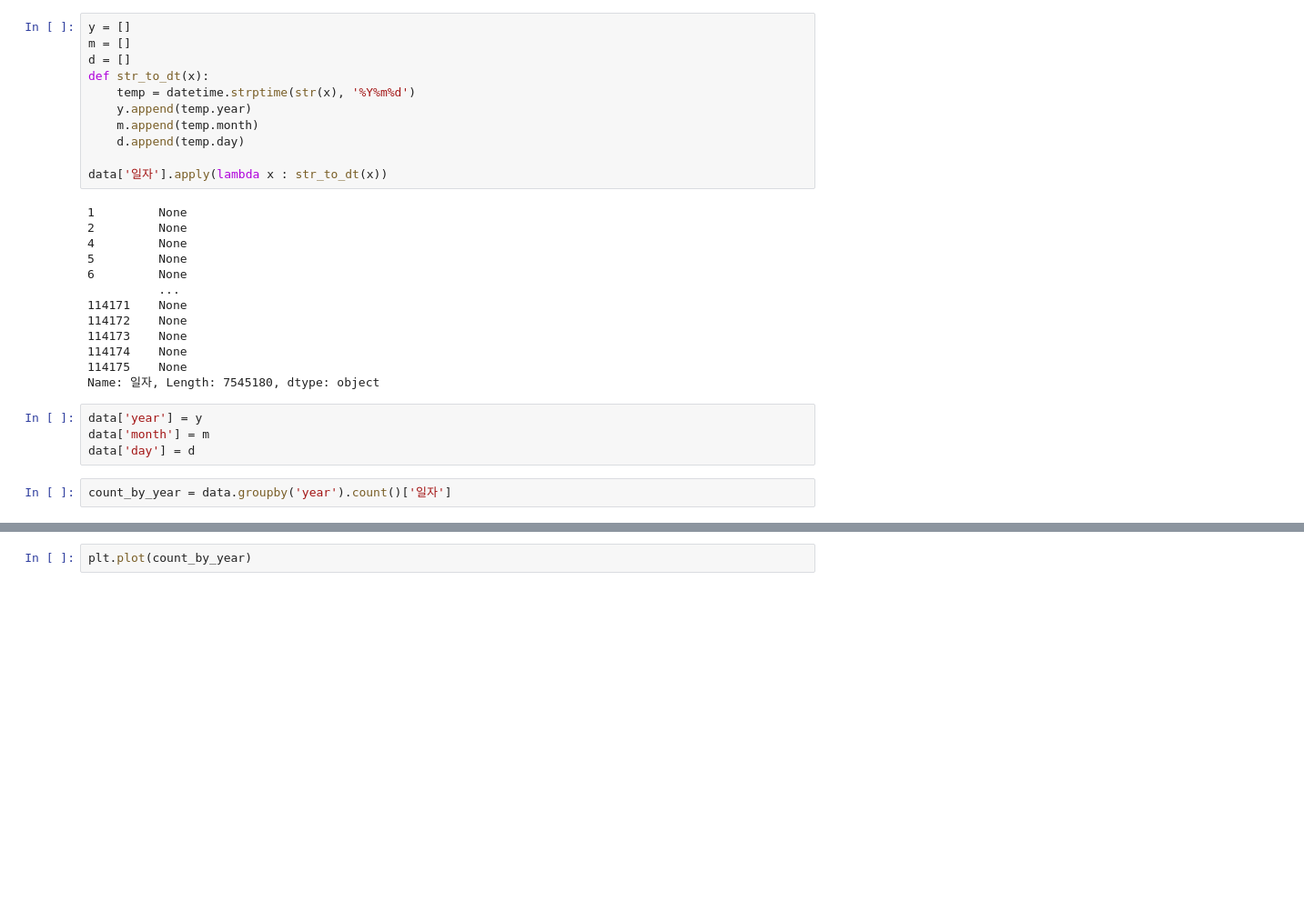
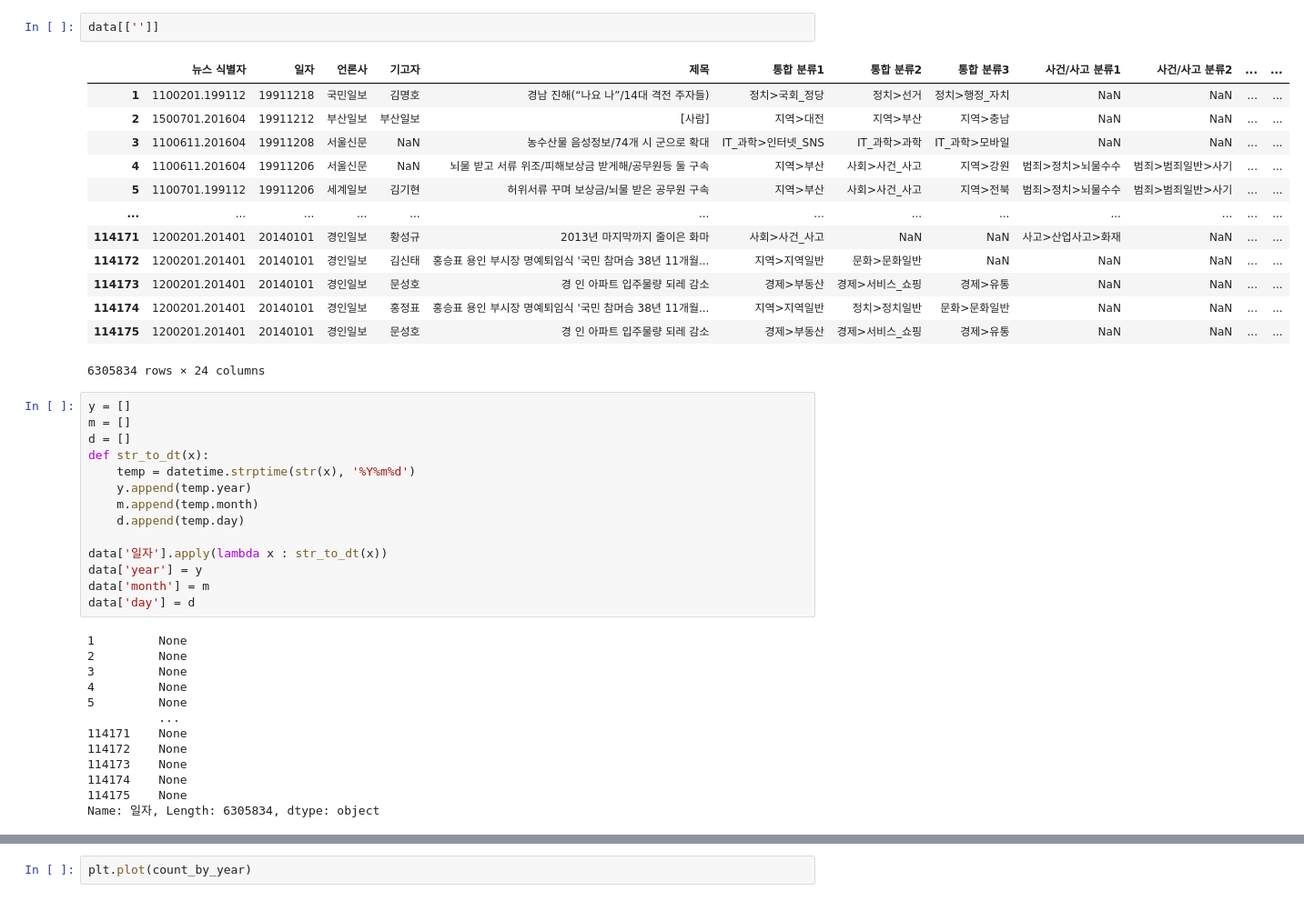
Before and after one commit to mglee815/UrbanTransformation, a Jupyter notebook: code/df_EDA.ipynb, the cells around one changed output, grey strips where cells are left out. Shown: that part at 91% size. Drawn from its saved outputs; the diff is of its cells as text; blank space fills up the shorter version.

```diff
--- a/code/df_EDA.ipynb
+++ b/code/df_EDA.ipynb
@@ -27,3 +28,19 @@ memory usage: 1.4+ GB
+# %%
+data[['']]
+# %% [output]
+|  | 뉴스 식별자 | 일자 | 언론사 | 기고자 | 제목 | 통합 분류1 | 통합 분류2 | 통합 분류3 | 사건/사고 분류1 | 사건/사고 분류2 | ... | ... |
+| 1 | 1100201.199112 | 19911218 | 국민일보 | 김명호 | 경남 진해(“나요 나”/14대 격전 주자들) | 정치>국회_정당 | 정치>선거 | 정치>행정_자치 | NaN | NaN | ... | ... |
+| 2 | 1500701.201604 | 19911212 | 부산일보 | 부산일보 | [사람] | 지역>대전 | 지역>부산 | 지역>충남 | NaN | NaN | ... | ... |
+| 3 | 1100611.201604 | 19911208 | 서울신문 | NaN | 농수산물 음성정보/74개 시 군으로 확대 | IT_과학>인터넷_SNS | IT_과학>과학 | IT_과학>모바일 | NaN | NaN | ... | ... |
+| 4 | 1100611.201604 | 19911206 | 서울신문 | NaN | 뇌물 받고 서류 위조/피해보상금 받게해/공무원등 둘 구속 | 지역>부산 | 사회>사건_사고 | 지역>강원 | 범죄>정치>뇌물수수 | 범죄>범죄일반>사기 | ... | ... |
+| 5 | 1100701.199112 | 19911206 | 세계일보 | 김기현 | 허위서류 꾸며 보상금/뇌물 받은 공무원 구속 | 지역>부산 | 사회>사건_사고 | 지역>전북 | 범죄>정치>뇌물수수 | 범죄>범죄일반>사기 | ... | ... |
+| ... | ... | ... | ... | ... | ... | ... | ... | ... | ... | ... | ... | ... |
+| 114171 | 1200201.201401 | 20140101 | 경인일보 | 황성규 | 2013년 마지막까지 줄이은 화마 | 사회>사건_사고 | NaN | NaN | 사고>산업사고>화재 | NaN | ... | ... |
+| 114172 | 1200201.201401 | 20140101 | 경인일보 | 김신태 | 홍승표 용인 부시장 명예퇴임식 '국민 참머슴 38년 11개월... | 지역>지역일반 | 문화>문화일반 | NaN | NaN | NaN | ... | ... |
+| 114173 | 1200201.201401 | 20140101 | 경인일보 | 문성호 | 경 인 아파트 입주물량 되레 감소 | 경제>부동산 | 경제>서비스_쇼핑 | 경제>유통 | NaN | NaN | ... | ... |
+| 114174 | 1200201.201401 | 20140101 | 경인일보 | 홍정표 | 홍승표 용인 부시장 명예퇴임식 '국민 참머슴 38년 11개월... | 지역>지역일반 | 정치>정치일반 | 문화>문화일반 | NaN | NaN | ... | ... |
+| 114175 | 1200201.201401 | 20140101 | 경인일보 | 문성호 | 경 인 아파트 입주물량 되레 감소 | 경제>부동산 | 경제>서비스_쇼핑 | 경제>유통 | NaN | NaN | ... | ... |
+6305834 rows × 24 columns
 # %%
 y = []
 m = []
@@ -35,22 +52,19 @@ def str_to_dt(x):
     d.append(temp.day)
 
 data['일자'].apply(lambda x : str_to_dt(x))
+data['year'] = y
+data['month'] = m
+data['day'] = d
 # %% [output]
 1         None
 2         None
+3         None
 4         None
 5         None
-6         None
           ...
 114171    None
 114172    None
 114173    None
 114174    None
 114175    None
-Name: 일자, Length: 7545180, dtype: object
+Name: 일자, Length: 6305834, dtype: object
-# %%
-data['year'] = y
-data['month'] = m
-data['day'] = d
-# %%
-count_by_year = data.groupby('year').count()['일자']
```
Also changed, not shown: parts of 6 cells of this notebook, 5 other files.
